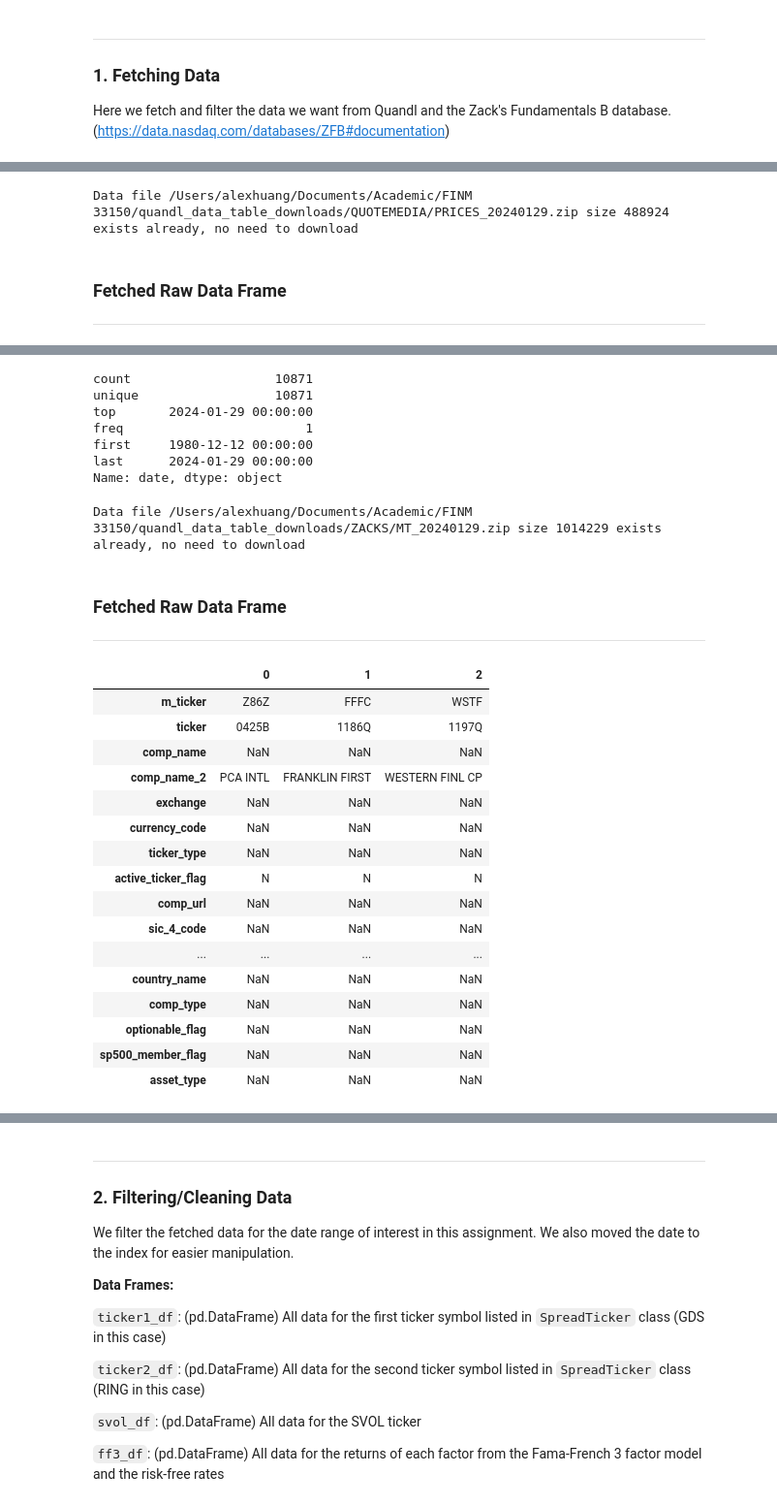
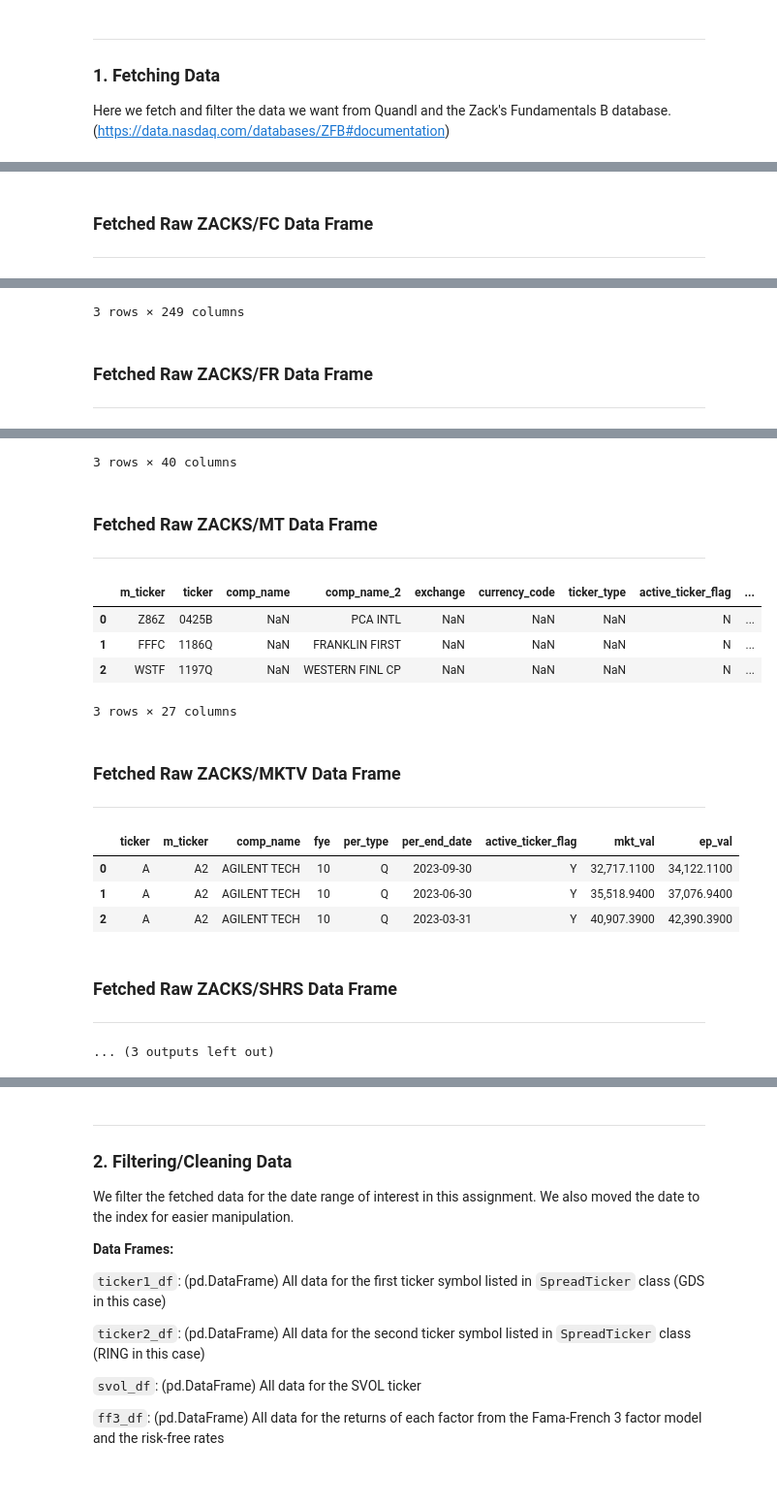
Before and after one commit to MrHumble-Bee/quantitative_trading_strategies, a Jupyter notebook: hw3_financialratioquantiles/hw3_financialratioquantiles.ipynb, the cells around one changed output, grey strips where cells are left out. Shown at 97% size. Saved outputs shown, nothing was run; the diff lists cells and outputs as text; code cells hidden in the pictures; blank space fills up the shorter version.

```diff
--- a/hw3_financialratioquantiles/hw3_financialratioquantiles.ipynb
+++ b/hw3_financialratioquantiles/hw3_financialratioquantiles.ipynb
@@ -515,8 +528,8 @@ Here we fetch and filter the data we want from Quandl and the Zack's Fundamental
 # %%
-prices_df = DataFetching.fetch_quandl_table('QUOTEMEDIA/PRICES', ticker=['AAPL'], avoid_download=False)
-display(Markdown(f"### Fetched Raw Data Frame \n ---"))
-display(prices_df.head(3))
+df: pd.DataFrame
+for tbl, df in tables.items():
+    display(Markdown(f"### Fetched Raw ZACKS/{tbl} Data Frame \n ---"))
+    display(df.head(3))
 # %% [output]
-Data file /Users/alexhuang/Documents/Academic/FINM 33150/quandl_data_table_downloads/QUOTEMEDIA/PRICES_20240129.zip size 488924 exists already, no need to download
-### Fetched Raw Data Frame
+### Fetched Raw ZACKS/FC Data Frame
  ---
@@ -526,0 +540,3 @@ Data file /Users/alexhuang/Documents/Academic/FINM 33150/quandl_data_table_downl
+3 rows × 249 columns
+### Fetched Raw ZACKS/FR Data Frame
+ ---
@@ -527,36 +547,17 @@ Data file /Users/alexhuang/Documents/Academic/FINM 33150/quandl_data_table_downl
+3 rows × 40 columns
+### Fetched Raw ZACKS/MT Data Frame
+ ---
+|  | m_ticker | ticker | comp_name | comp_name_2 | exchange | currency_code | ticker_type | active_ticker_flag | ... |
+| 0 | Z86Z | 0425B | NaN | PCA INTL | NaN | NaN | NaN | N | ... |
+| 1 | FFFC | 1186Q | NaN | FRANKLIN FIRST | NaN | NaN | NaN | N | ... |
+| 2 | WSTF | 1197Q | NaN | WESTERN FINL CP | NaN | NaN | NaN | N | ... |
+3 rows × 27 columns
+### Fetched Raw ZACKS/MKTV Data Frame
+ ---
+|  | ticker | m_ticker | comp_name | fye | per_type | per_end_date | active_ticker_flag | mkt_val | ep_val |
+| 0 | A | A2 | AGILENT TECH | 10 | Q | 2023-09-30 | Y | 32,717.1100 | 34,122.1100 |
+| 1 | A | A2 | AGILENT TECH | 10 | Q | 2023-06-30 | Y | 35,518.9400 | 37,076.9400 |
+| 2 | A | A2 | AGILENT TECH | 10 | Q | 2023-03-31 | Y | 40,907.3900 | 42,390.3900 |
+### Fetched Raw ZACKS/SHRS Data Frame
+ ---
+... (3 outputs left out)
-# %%
-prices_df['date'] = pd.to_datetime(prices_df['date'], format='%Y-%m-%d')
-prices_df['date'].describe()
-# %% [output]
-count                   10871
-unique                  10871
-top       2024-01-29 00:00:00
-freq                        1
-first     1980-12-12 00:00:00
-last      2024-01-29 00:00:00
-Name: date, dtype: object
-# %%
-mt_df = DataFetching.fetch_quandl_table('ZACKS/MT', avoid_download=False)
-display(Markdown(f"### Fetched Raw Data Frame \n ---"))
-display(mt_df.head(3).transpose())
-# %% [output]
-Data file /Users/alexhuang/Documents/Academic/FINM 33150/quandl_data_table_downloads/ZACKS/MT_20240129.zip size 1014229 exists already, no need to download
-### Fetched Raw Data Frame
- ---
-|  | 0 | 1 | 2 |
-| m_ticker | Z86Z | FFFC | WSTF |
-| ticker | 0425B | 1186Q | 1197Q |
-| comp_name | NaN | NaN | NaN |
-| comp_name_2 | PCA INTL | FRANKLIN FIRST | WESTERN FINL CP |
-| exchange | NaN | NaN | NaN |
-| currency_code | NaN | NaN | NaN |
-| ticker_type | NaN | NaN | NaN |
-| active_ticker_flag | N | N | N |
-| comp_url | NaN | NaN | NaN |
-| sic_4_code | NaN | NaN | NaN |
-| ... | ... | ... | ... |
-| country_name | NaN | NaN | NaN |
-| comp_type | NaN | NaN | NaN |
-| optionable_flag | NaN | NaN | NaN |
-| sp500_member_flag | NaN | NaN | NaN |
-| asset_type | NaN | NaN | NaN |
```
Also changed, not shown: parts of 30 cells of this notebook, 3 other files.
